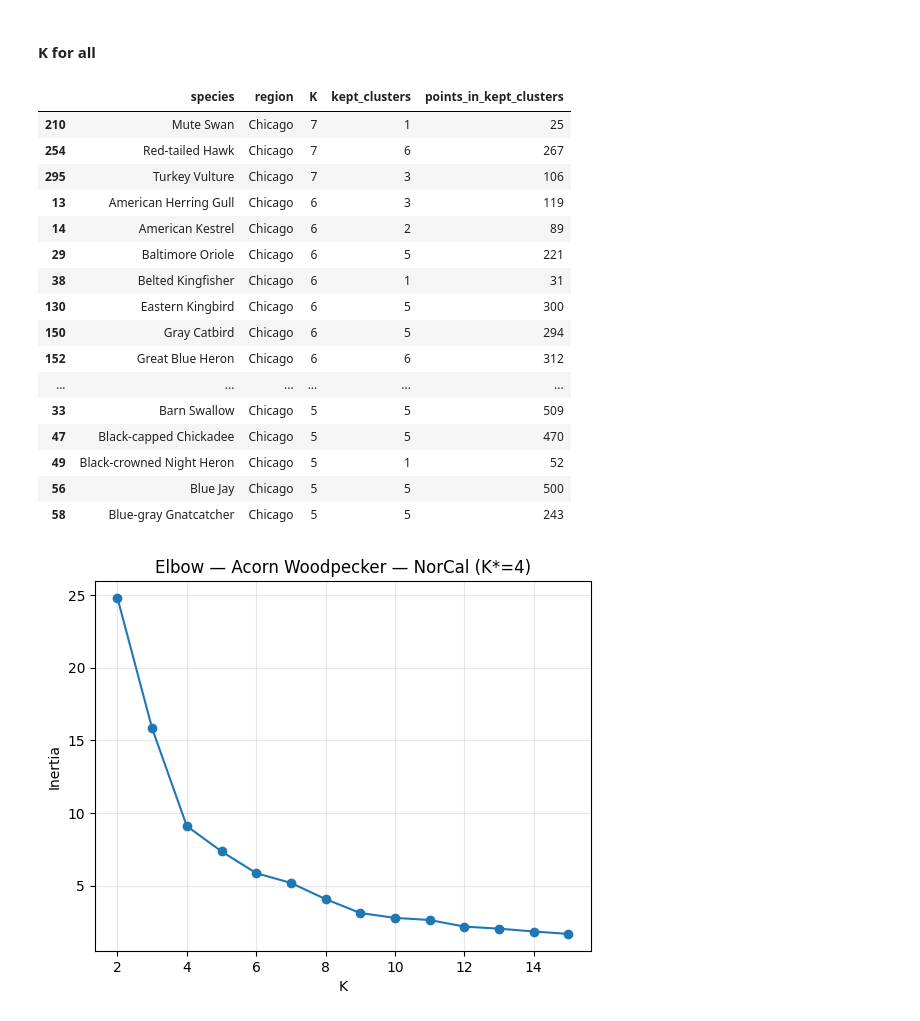
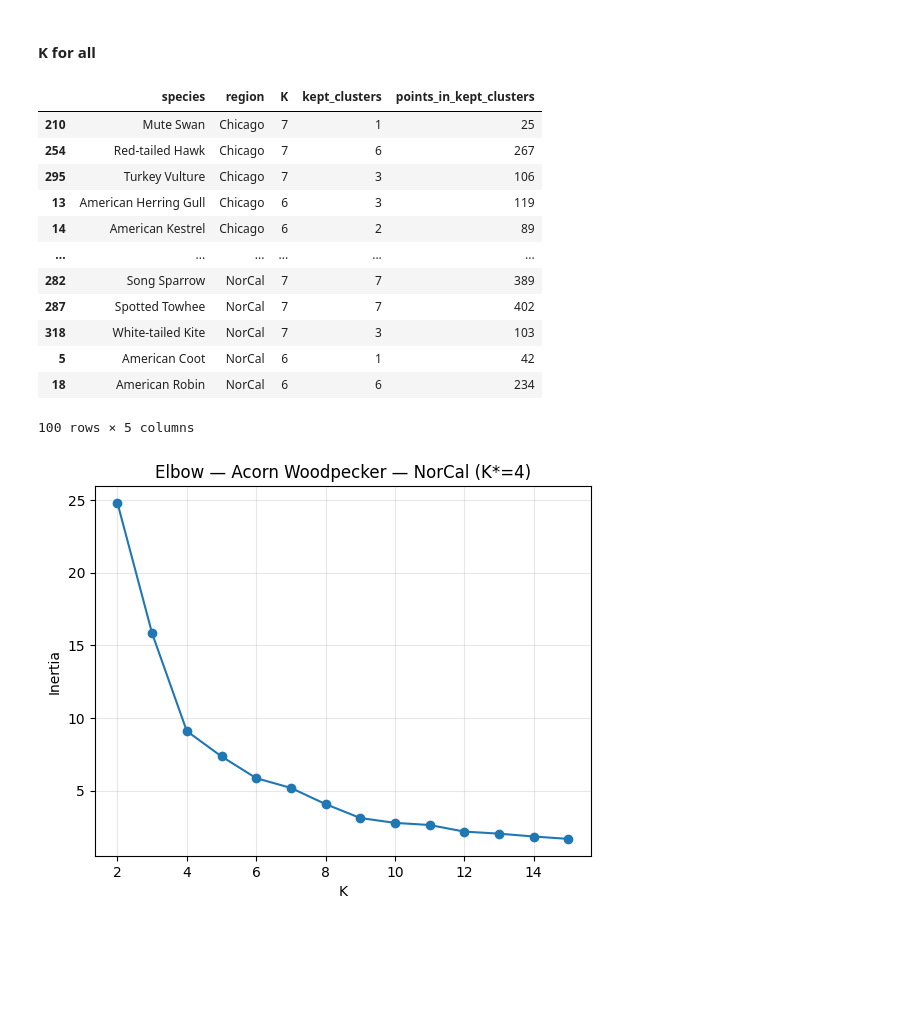
Before and after one commit to ethanyang-sjsu/Cmpe257-bird-transplant, a Jupyter notebook: sb/sb08_knn_temp_distance_anomalies_hotspots.ipynb, the cells around one changed output. Cells and saved outputs as stored; diff of their text form; code cells hidden in the pictures; blank space fills up the shorter version.

```diff
--- a/sb/sb08_knn_temp_distance_anomalies_hotspots.ipynb
+++ b/sb/sb08_knn_temp_distance_anomalies_hotspots.ipynb
@@ -88,7 +50,6 @@ def clean_sightings(df: pd.DataFrame) -> pd.DataFrame:
     - ensure obsDt is datetime
     - drop rows missing lat/lng/time
     - dedupe so one checklist doesn't dominate
-    Assumes you've already filtered obsValid==True upstream.
     """
     out = df.copy()
     out["obsDt"] = pd.to_datetime(out["obsDt"], errors="coerce")
@@ -102,7 +63,7 @@ def clean_sightings(df: pd.DataFrame) -> pd.DataFrame:
 def pick_k_by_elbow(X: np.ndarray, k_min: int = 2, k_max: int = 15, random_state: int = 0):
     """
     Classic elbow: fit KMeans for k=k_min..k_max, return k with the largest
-    perpendicular distance to the line between (k_min,inertia) and (k_max,inertia).
+    perpendicular distance to the line
     """
     n = len(X)
     if n < k_min:
@@ -166,7 +127,7 @@ def analyze_species_region(
     make_plots: bool = True,
 ):
     """
-    One species × region:
+    One species by region:
       1) choose K by elbow,
       2) fit KMeans on lat/lng,
       3) build hotspots table,
@@ -186,17 +147,17 @@ def analyze_species_region(
     # Feature matrix = [lat, lng]
     X = df_slice[["lat", "lng"]].to_numpy()
 
-    # 1) elbow
+    # elbow
     chosen_k, inertia_curve, k_grid = pick_k_by_elbow(
         X, k_min=k_min, k_max=k_max, random_state=random_state
     )
 
-    # 2) kmeans
+    # kmeans
     centers, labels = fit_kmeans_latlng(X, chosen_k, random_state=random_state)
     df_slice = df_slice.copy()
     df_slice["cluster"] = labels
 
-    # 3) hotspots table
+    # hotspots table
     sizes = (
         pd.Series(labels)
         .value_counts()
@@ -216,7 +177,7 @@ def analyze_species_region(
         K=chosen_k,
     )
 
-    # 4) outliers (distance to center)
+    # outliers (distance to center)
     dist_deg, is_outlier, thr_deg = flag_distance_outliers(X, centers, labels, quantile=outlier_q)
     df_slice["dist_deg"] = dist_deg
 
@@ -229,7 +190,7 @@ def analyze_species_region(
     df_slice["dist_km"] = np.hypot(dlat_km, dlng_km)
     df_slice["is_outlier"] = is_outlier
 
-    # 5) plots
+    # plots
     figs = {}
     if make_plots:
         # elbow
@@ -272,8 +233,8 @@ def analyze_species_region(
 
 
 def cluster_all_regions(
-    data,                 # dict: {"NorCal": df_norcal, ...} OR single DataFrame
-    region_col: str | None = None,  # set if passing a single DataFrame with a region column
+    data,                 # dict: {"NorCal": df_norcal, "Socal": df_socal, etc.} OR single DataFrame
+    region_col: str | None = None,
     k_min: int = 2,
     k_max: int = 15,
     outlier_q: float = 0.99,
@@ -358,34 +319,30 @@ hotspots_all, outliers_all = cluster_all_regions(
 # %%
 # Quick K summary per species/region
 k_summary = (
     hotspots_all
     .groupby(["species", "region"], as_index=False)
     .agg(
         K=("K", "max"),
         kept_clusters=("cluster", "nunique"),
         points_in_kept_clusters=("n", "sum"),
     )
     .sort_values(["region", "K"], ascending=[True, False])
 )
-k_summary.head(20)
+k_summary.head(100)
 # %% [output]
 |  | species | region | K | kept_clusters | points_in_kept_clusters |
 | 210 | Mute Swan | Chicago | 7 | 1 | 25 |
 | 254 | Red-tailed Hawk | Chicago | 7 | 6 | 267 |
 | 295 | Turkey Vulture | Chicago | 7 | 3 | 106 |
 | 13 | American Herring Gull | Chicago | 6 | 3 | 119 |
 | 14 | American Kestrel | Chicago | 6 | 2 | 89 |
-| 29 | Baltimore Oriole | Chicago | 6 | 5 | 221 |
-| 38 | Belted Kingfisher | Chicago | 6 | 1 | 31 |
-| 130 | Eastern Kingbird | Chicago | 6 | 5 | 300 |
-| 150 | Gray Catbird | Chicago | 6 | 5 | 294 |
-| 152 | Great Blue Heron | Chicago | 6 | 6 | 312 |
 | ... | ... | ... | ... | ... | ... |
-| 33 | Barn Swallow | Chicago | 5 | 5 | 509 |
-| 47 | Black-capped Chickadee | Chicago | 5 | 5 | 470 |
-| 49 | Black-crowned Night Heron | Chicago | 5 | 1 | 52 |
-| 56 | Blue Jay | Chicago | 5 | 5 | 500 |
-| 58 | Blue-gray Gnatcatcher | Chicago | 5 | 5 | 243 |
+| 282 | Song Sparrow | NorCal | 7 | 7 | 389 |
+| 287 | Spotted Towhee | NorCal | 7 | 7 | 402 |
+| 318 | White-tailed Kite | NorCal | 7 | 3 | 103 |
+| 5 | American Coot | NorCal | 6 | 1 | 42 |
+| 18 | American Robin | NorCal | 6 | 6 | 234 |
+100 rows × 5 columns
 # %%
 # Elbow plot helper (uses the elbow picker)
 def plot_elbow(df_region, species_name, k_min=2, k_max=15, seed=0, region_name=None):
```
Also changed, not shown: parts of 7 cells of this notebook.
